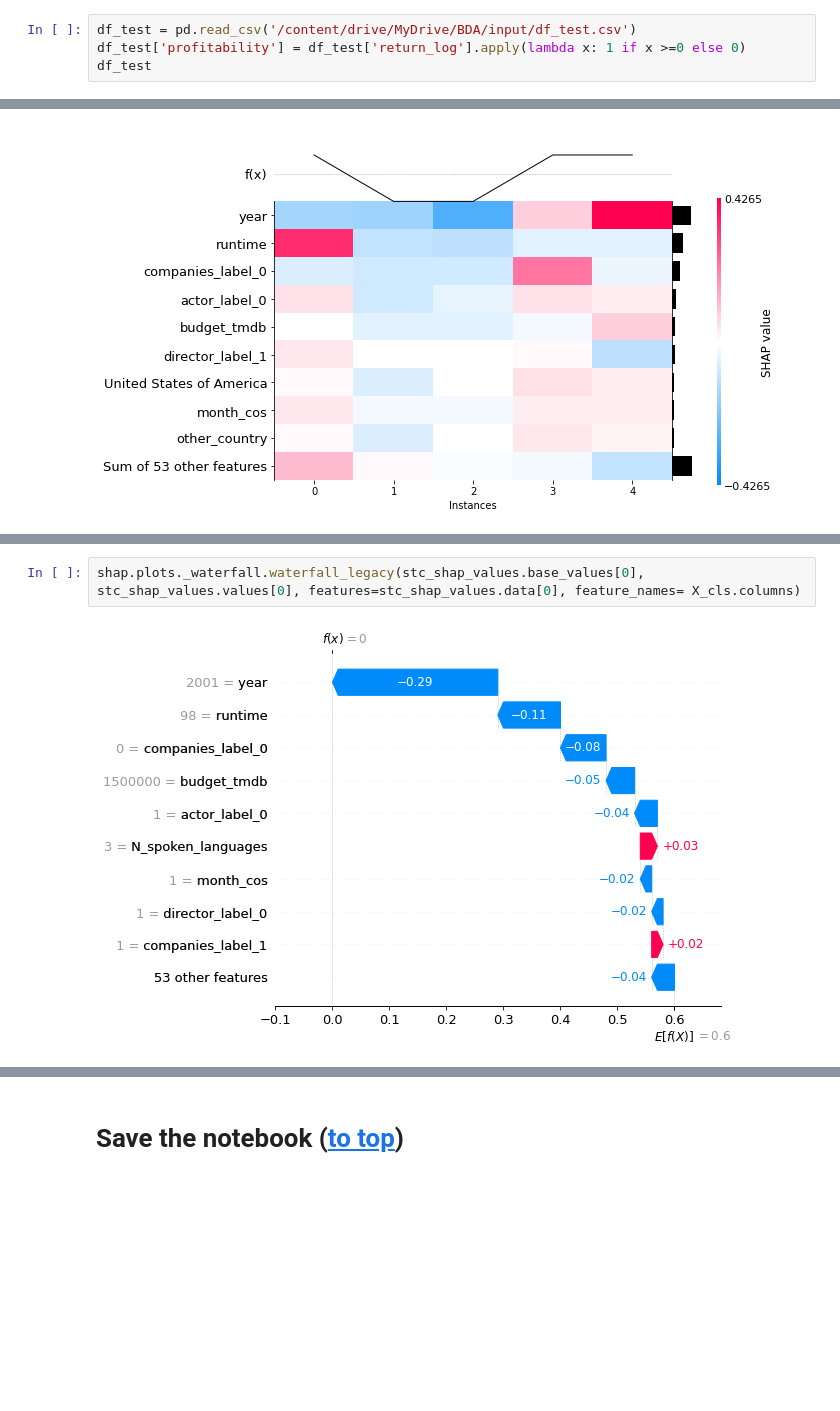
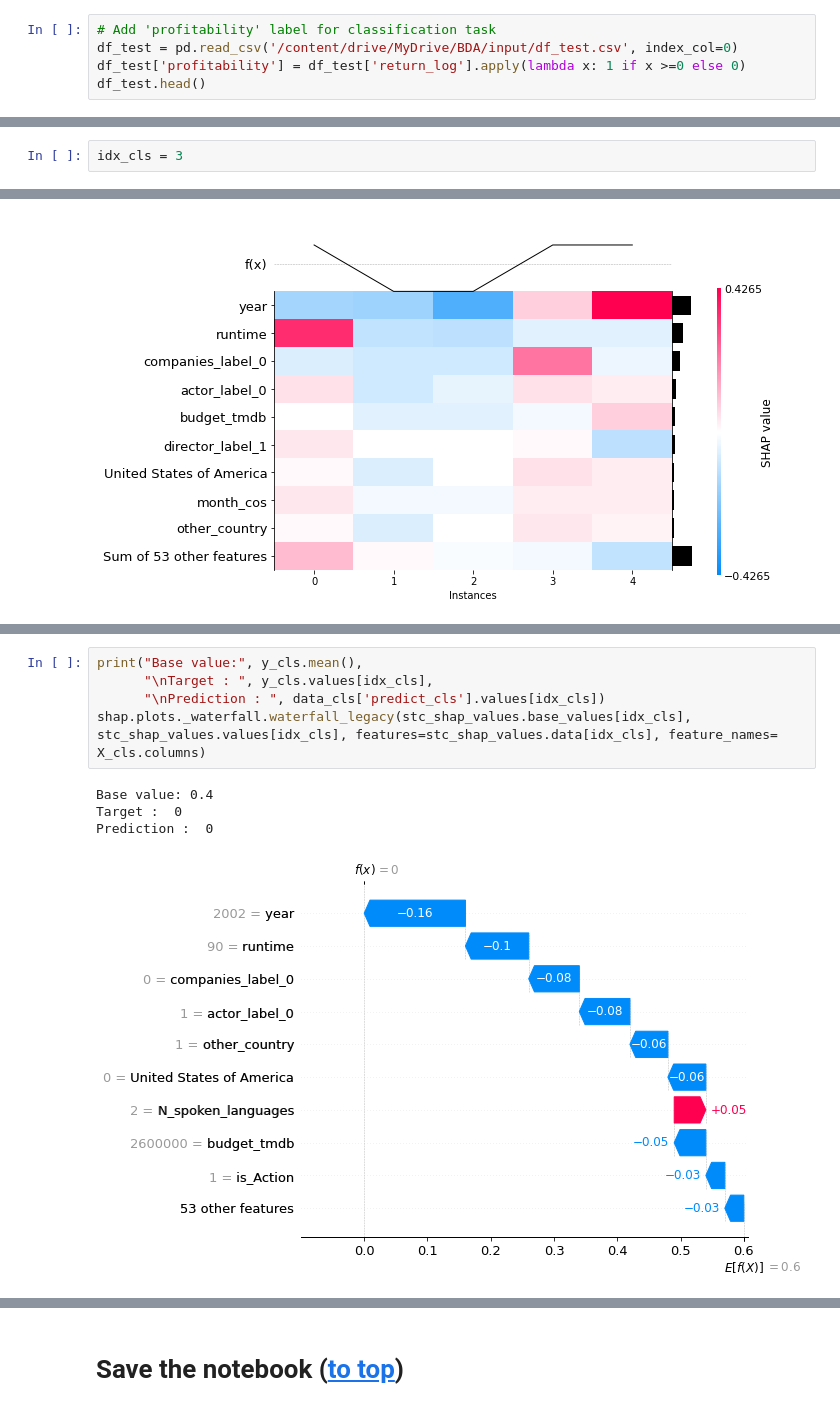
Before and after one commit to lilanpei/BDA-Project, a Jupyter notebook: notebook_for_the_final_exam.ipynb, the cells around one changed output, grey strips where cells are left out. Saved outputs shown, nothing was run; the diff lists cells and outputs as text; blank space fills up the shorter version.

```diff
--- a/notebook_for_the_final_exam.ipynb
+++ b/notebook_for_the_final_exam.ipynb
@@ -163,6 +170,7 @@ df_test = pd.read_csv('/content/drive/MyDrive/BDA/input/df_test.csv')
 # %%
-df_test = pd.read_csv('/content/drive/MyDrive/BDA/input/df_test.csv')
+# Add 'profitability' label for classification task
+df_test = pd.read_csv('/content/drive/MyDrive/BDA/input/df_test.csv', index_col=0)
 df_test['profitability'] = df_test['return_log'].apply(lambda x: 1 if x >=0 else 0)
-df_test
+df_test.head()
 # %% [output]
 |  | Australia | Canada | China | France | Germany | Hong Kong | India | Italy | Japan | ... |
@@ -272,0 +349,2 @@ stc_shap_values = stc_explainer.shap_values(X_cls)
+# %%
+idx_cls = 3
@@ -293,4 +386,10 @@ shap.plots.bar(stc_shap_values[0])
 # %%
-shap.plots._waterfall.waterfall_legacy(stc_shap_values.base_values[0], stc_shap_values.values[0], features=stc_shap_values.data[0], feature_names= X_cls.columns)
+print("Base value:", y_cls.mean(),
+      "\nTarget : ", y_cls.values[idx_cls],
+      "\nPrediction : ", data_cls['predict_cls'].values[idx_cls])
+shap.plots._waterfall.waterfall_legacy(stc_shap_values.base_values[idx_cls], stc_shap_values.values[idx_cls], features=stc_shap_values.data[idx_cls], feature_names= X_cls.columns)
 # %% [output]
+Base value: 0.4
+Target :  0
+Prediction :  0
-[figure, old version]
+[figure, new version]
```
Also changed, not shown: parts of 45 cells of this notebook, 1 other file.
